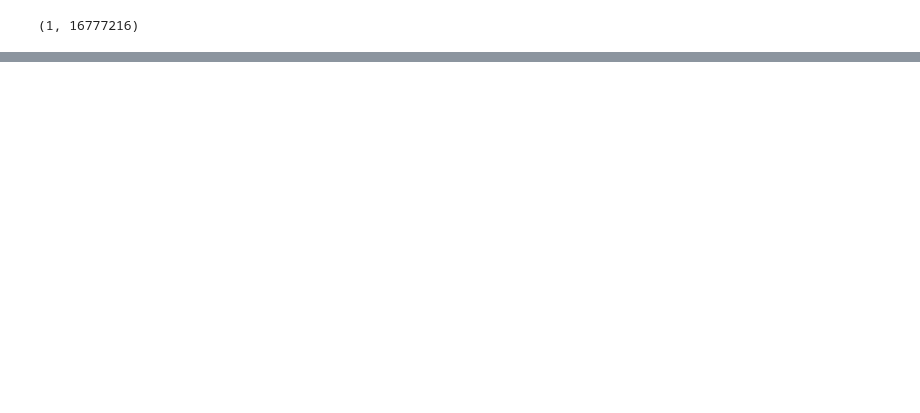
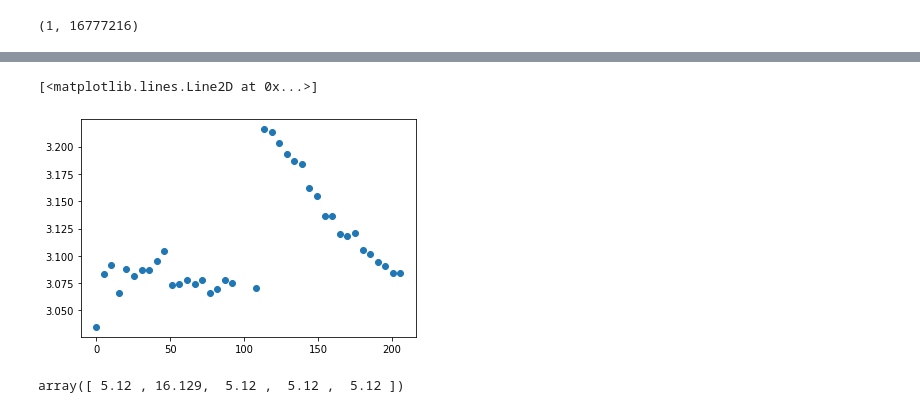
Before and after one commit to CrickmoreRoguljaLabs/Flympy, a Jupyter notebook: Untitled.ipynb, the cells around one changed output, grey strips where cells are left out. Cells and saved outputs as stored; diff of their text form; code cells hidden in the pictures; blank space fills up the shorter version.

```diff
--- a/Untitled.ipynb
+++ b/Untitled.ipynb
@@ -190,0 +85,15 @@ def monoexponential_prob(x_range : np.ndarray, tau : float, tau_g : float, cut_n
+# %%
+lp = np.sum(fr.get_flim_array(),axis=(1,2,3,4))
+
+plt.plot(
+    fr.get_time(),
+    np.matmul(lp,np.array([0.2*n for n in range(lp.shape[-1])]))/np.sum(lp,axis=-1),
+    'o'
+)
+# %% [output]
+[<matplotlib.lines.Line2D at 0x...>]
+[figure, added]
+# %%
+np.diff(fr.get_time()[17:23])
+# %% [output]
+array([ 5.12 , 16.129,  5.12 ,  5.12 ,  5.12 ])
```
Also changed, not shown: parts of 7 cells of this notebook, 5 other files.
